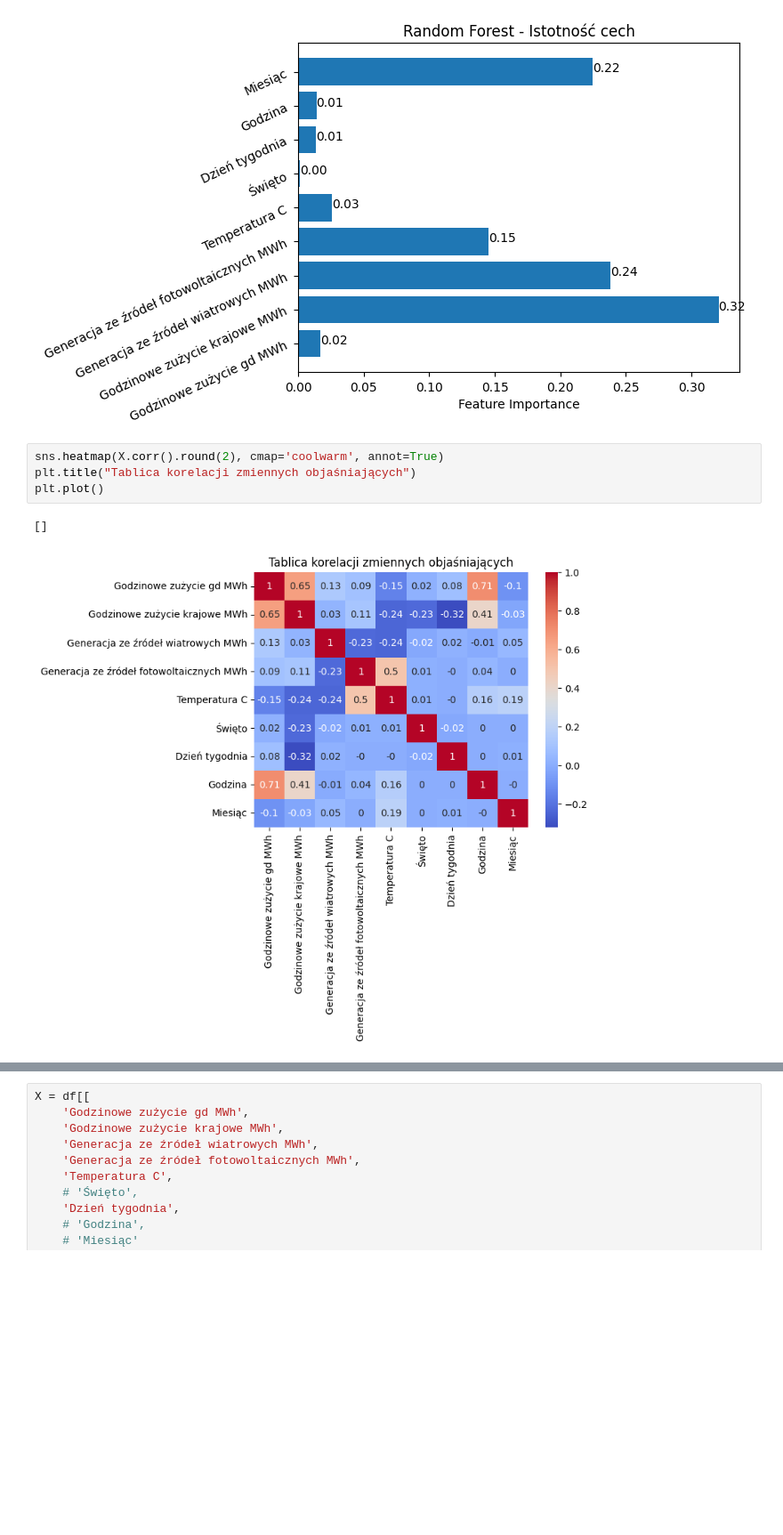
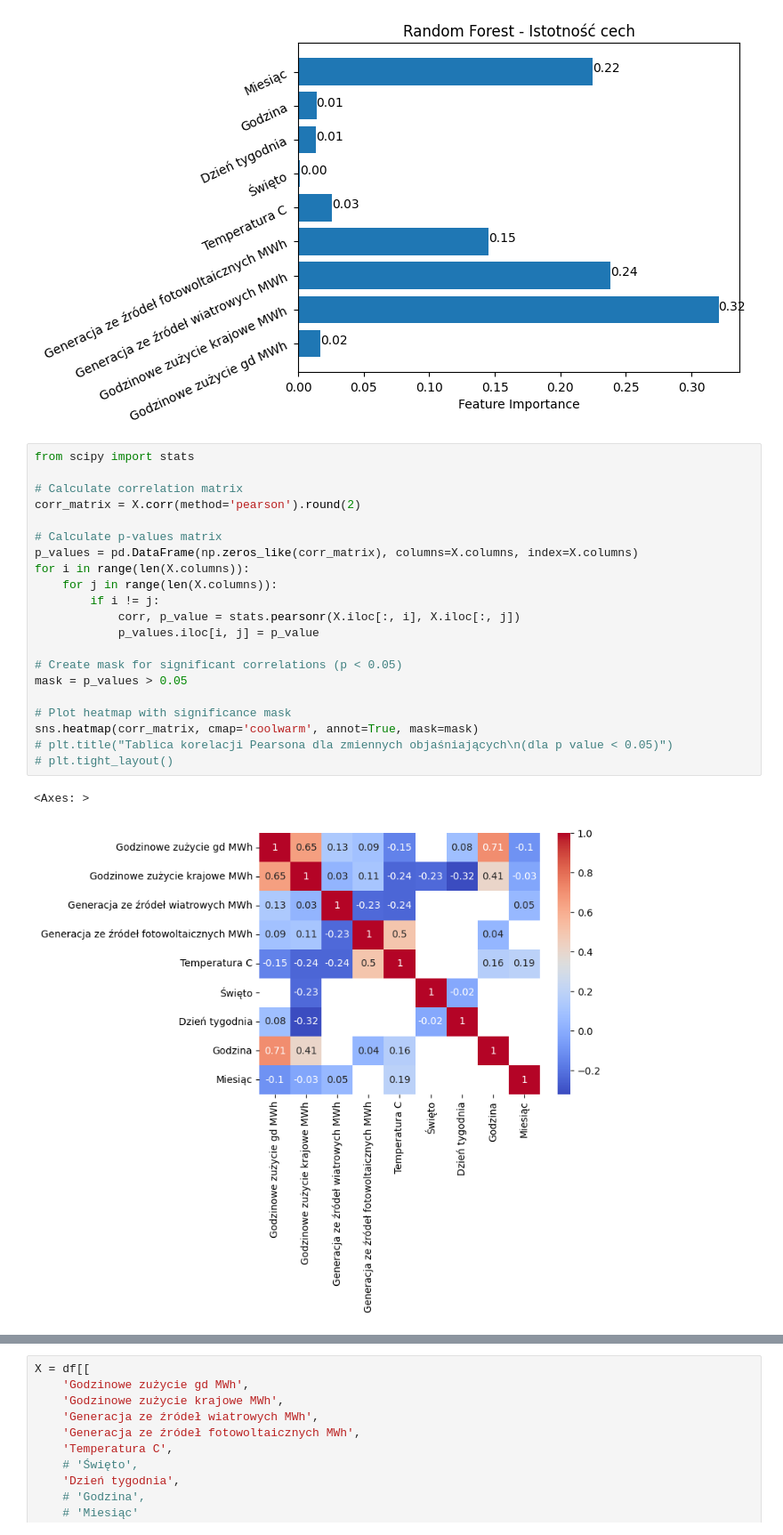
Before and after one commit to pawellachowski777/Master-thesis, a Jupyter notebook: 3.modelowanie.ipynb, the cells around one changed output, grey strips where cells are left out. Shown at 89% size. Cells and saved outputs as stored; diff of their text form; blank space fills up the shorter version.

Commit message:
p_values at correlation table

```diff
--- a/3.modelowanie.ipynb
+++ b/3.modelowanie.ipynb
@@ -45,9 +45,26 @@ plot_features_importance(features, feature_importance, 'Random Forest')
 # %% [output]
 [figure]
 # %%
-sns.heatmap(X.corr().round(2), cmap='coolwarm', annot=True)
-plt.title("Tablica korelacji zmiennych objaśniających")
-plt.plot()
+from scipy import stats
+
+# Calculate correlation matrix
+corr_matrix = X.corr(method='pearson').round(2)
+
+# Calculate p-values matrix
+p_values = pd.DataFrame(np.zeros_like(corr_matrix), columns=X.columns, index=X.columns)
+for i in range(len(X.columns)):
+    for j in range(len(X.columns)):
+        if i != j:
+            corr, p_value = stats.pearsonr(X.iloc[:, i], X.iloc[:, j])
+            p_values.iloc[i, j] = p_value
+
+# Create mask for significant correlations (p < 0.05)
+mask = p_values > 0.05
+
+# Plot heatmap with significance mask
+sns.heatmap(corr_matrix, cmap='coolwarm', annot=True, mask=mask)
+# plt.title("Tablica korelacji Pearsona dla zmiennych objaśniających\n(dla p value < 0.05)")
+# plt.tight_layout()
 # %% [output]
-[]
+<Axes: >
-[figure, old version]
+[figure, new version]
```
Also changed, not shown: parts of 4 cells of this notebook, 1 other file.
